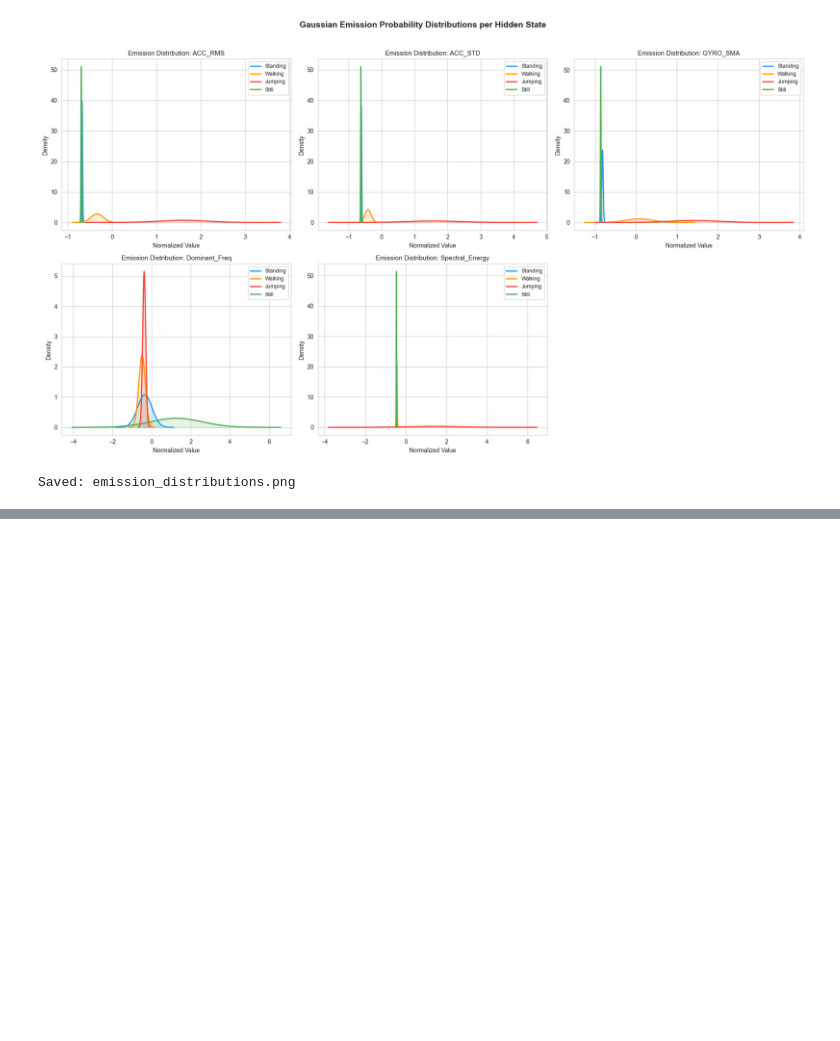
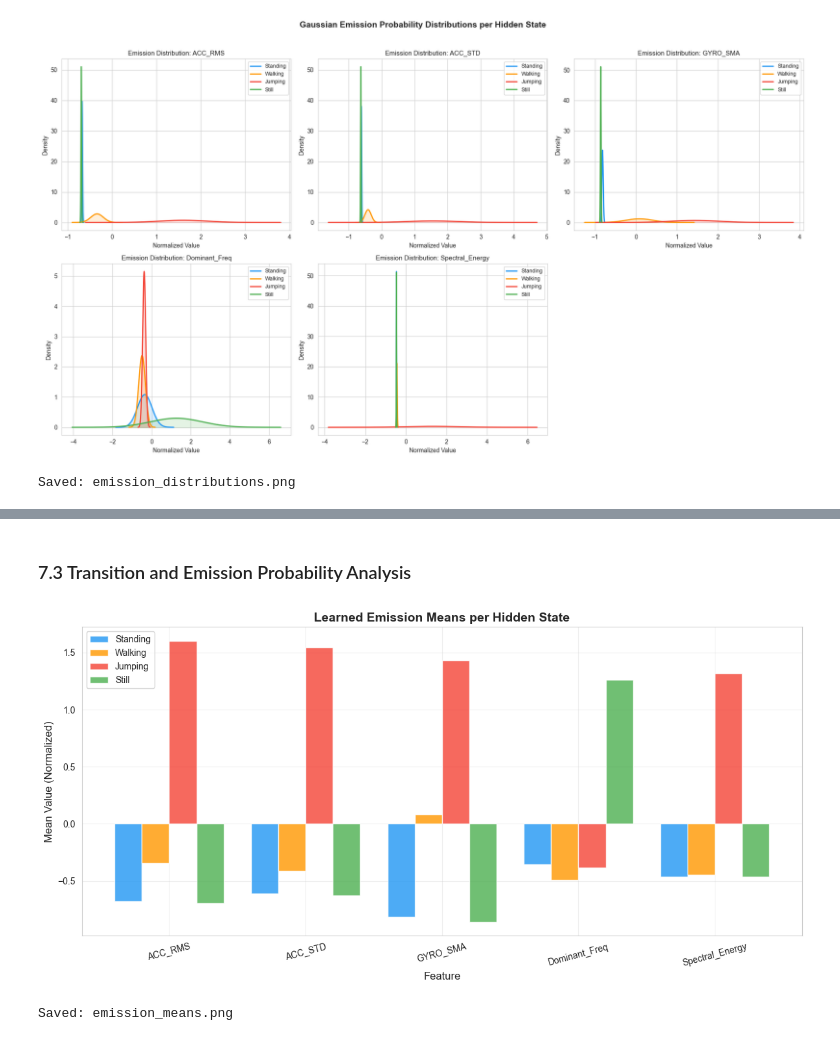
Before and after one commit to izabayo7/human-motion-with-HMM, a Jupyter notebook: hmm_activity_recognition.ipynb, the cells around one changed output, grey strips where cells are left out. Cells and saved outputs as stored; diff of their text form; code cells hidden in the pictures; blank space fills up the shorter version.

```diff
--- a/hmm_activity_recognition.ipynb
+++ b/hmm_activity_recognition.ipynb
@@ -847,0 +1052,29 @@ Saved: emission_distributions.png
+# %% [markdown]
+### 7.3 Transition and Emission Probability Analysis
+# %%
+# Visualize learned emission means as bar chart (using reordered states)
+fig, ax = plt.subplots(figsize=(12, 6))
+
+x = np.arange(N_FEATURES)
+width = 0.2
+
+for act_idx, activity in enumerate(ACTIVITIES):
+    hmm_state = inv_map[act_idx]
+    ax.bar(x + act_idx * width, model.means_[hmm_state], width,
+           label=activity.capitalize(), color=colors[act_idx], alpha=0.8)
+
+ax.set_xlabel('Feature', fontsize=12)
+ax.set_ylabel('Mean Value (Normalized)', fontsize=12)
+ax.set_title('Learned Emission Means per Hidden State', fontsize=14, fontweight='bold')
+ax.set_xticks(x + width * 1.5)
+ax.set_xticklabels(FEATURE_NAMES, rotation=15)
+ax.legend()
+ax.grid(True, alpha=0.3)
+
+plt.tight_layout()
+plt.savefig('emission_means.png', dpi=150, bbox_inches='tight')
+plt.show()
+print('Saved: emission_means.png')
+# %% [output]
+[figure, added]
+Saved: emission_means.png
```
Also changed, not shown: parts of 7 cells of this notebook, 3 other files.
